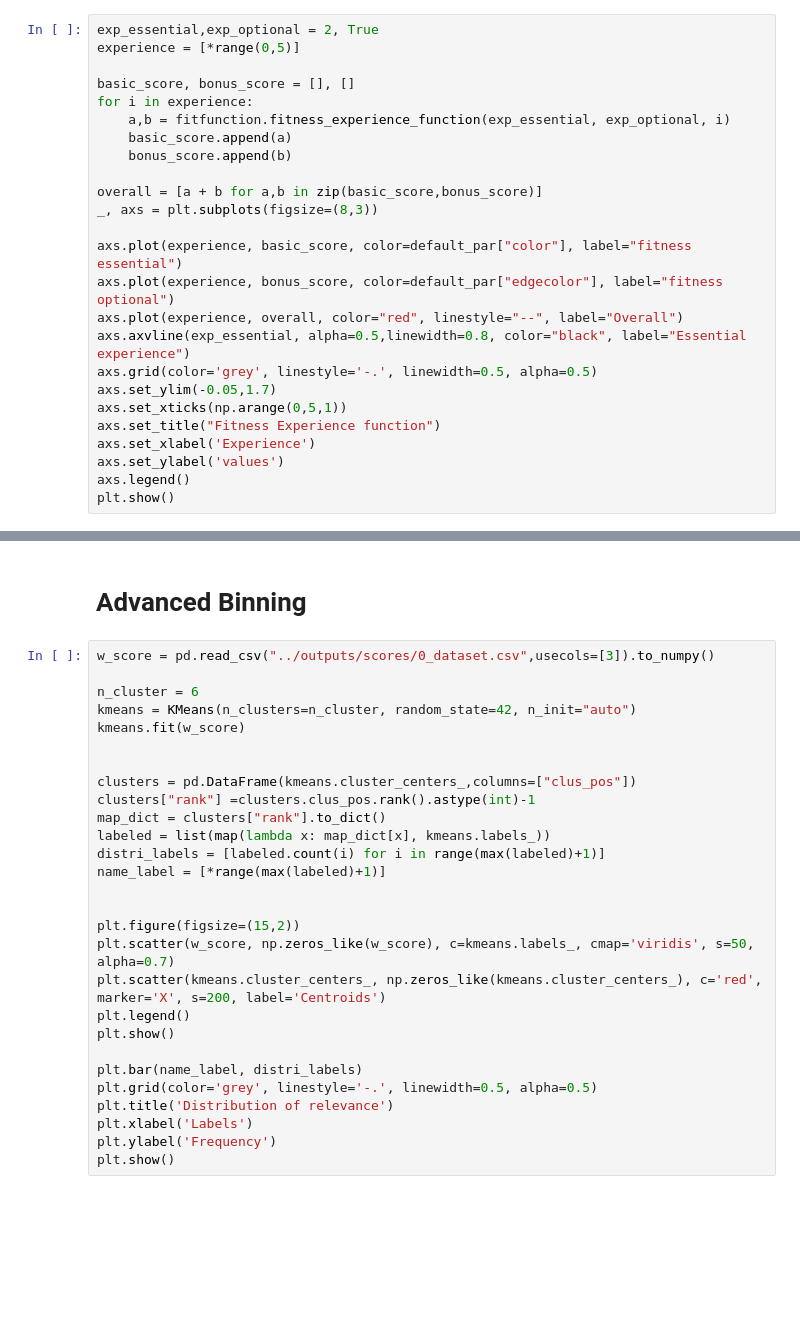
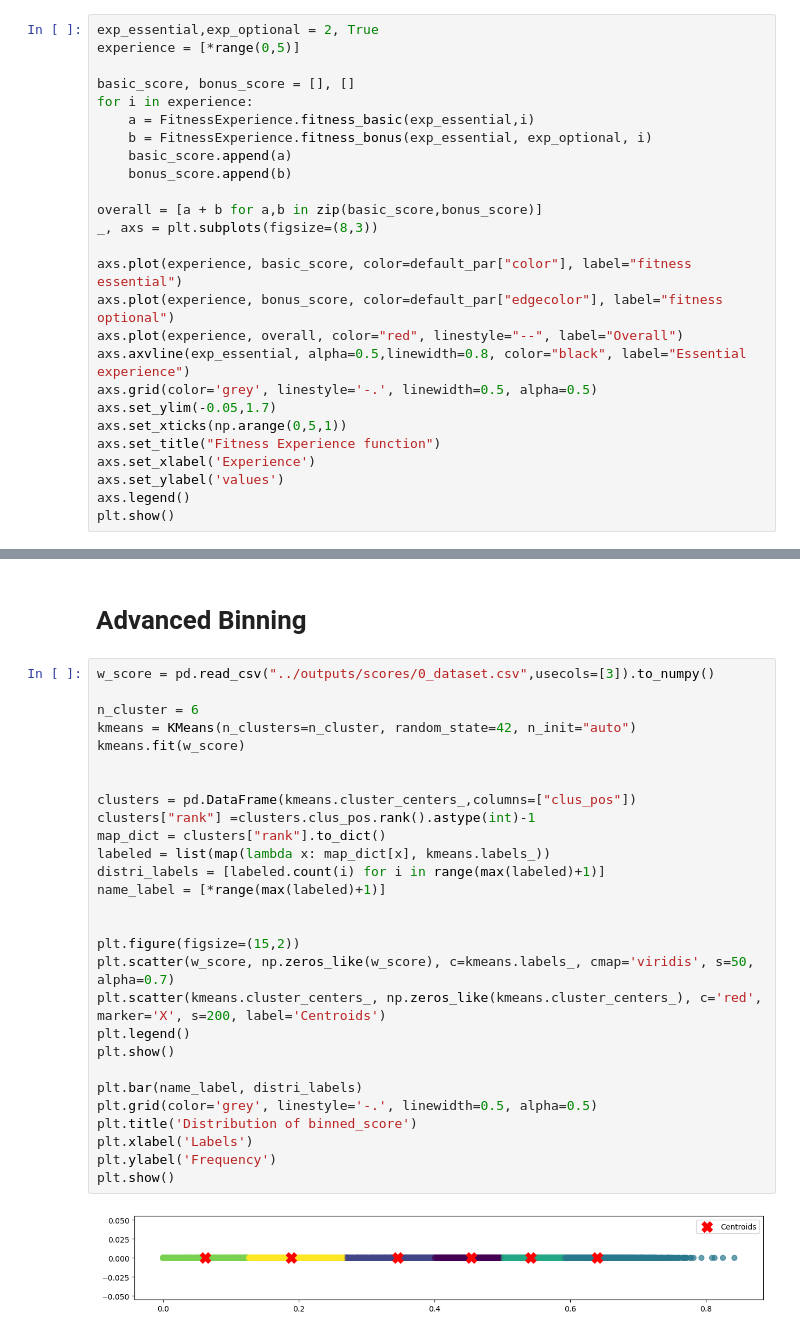
Before and after one commit to jacons/Interpretable-by-design-Human-Recommender, a Jupyter notebook: other_notebook/show_distribution.ipynb, the cells around one changed output, grey strips where cells are left out. Drawn from its saved outputs; the diff is of its cells as text; blank space fills up the shorter version.

Commit message:
update fitness functions

```diff
--- a/other_notebook/show_distribution.ipynb
+++ b/other_notebook/show_distribution.ipynb
@@ -146,7 +158,8 @@ experience = [*range(0,5)]
 
 basic_score, bonus_score = [], []
 for i in experience:
-    a,b = fitfunction.fitness_experience_function(exp_essential, exp_optional, i)
+    a = FitnessExperience.fitness_basic(exp_essential,i)
+    b = FitnessExperience.fitness_bonus(exp_essential, exp_optional, i)
     basic_score.append(a)
     bonus_score.append(b)
 
@@ -262,28 +273,30 @@ plt.show()
 # %%
 w_score = pd.read_csv("../outputs/scores/0_dataset.csv",usecols=[3]).to_numpy()
 
 n_cluster = 6
 kmeans = KMeans(n_clusters=n_cluster, random_state=42, n_init="auto")
 kmeans.fit(w_score)
 
 
 clusters = pd.DataFrame(kmeans.cluster_centers_,columns=["clus_pos"])
 clusters["rank"] =clusters.clus_pos.rank().astype(int)-1
 map_dict = clusters["rank"].to_dict()
 labeled = list(map(lambda x: map_dict[x], kmeans.labels_))
 distri_labels = [labeled.count(i) for i in range(max(labeled)+1)]
 name_label = [*range(max(labeled)+1)]
 
 
 plt.figure(figsize=(15,2))
 plt.scatter(w_score, np.zeros_like(w_score), c=kmeans.labels_, cmap='viridis', s=50, alpha=0.7)
 plt.scatter(kmeans.cluster_centers_, np.zeros_like(kmeans.cluster_centers_), c='red', marker='X', s=200, label='Centroids')
 plt.legend()
 plt.show()
 
 plt.bar(name_label, distri_labels)
 plt.grid(color='grey', linestyle='-.', linewidth=0.5, alpha=0.5)
-plt.title('Distribution of relevance')
+plt.title('Distribution of binned_score')
 plt.xlabel('Labels')
 plt.ylabel('Frequency')
 plt.show()
+# %% [output]
+[figure, added]
```
Also changed, not shown: parts of 10 cells of this notebook, 23 other files.
